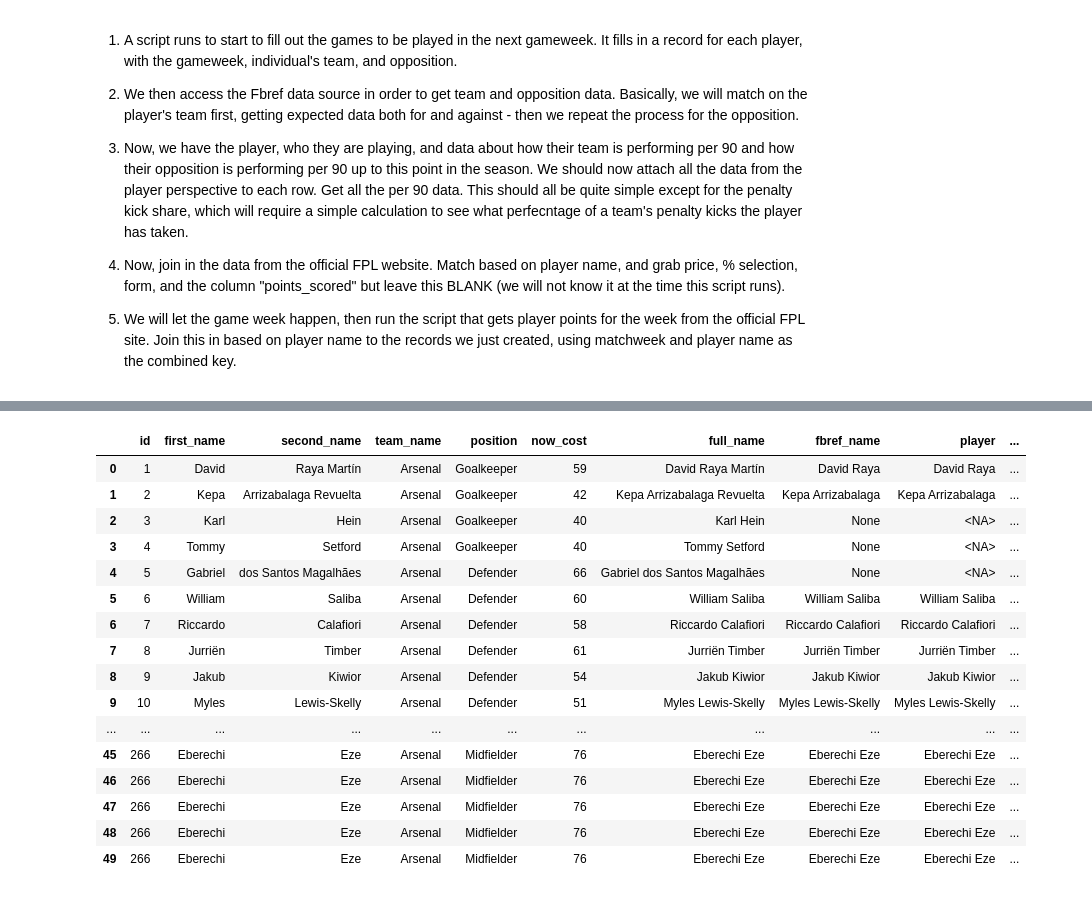
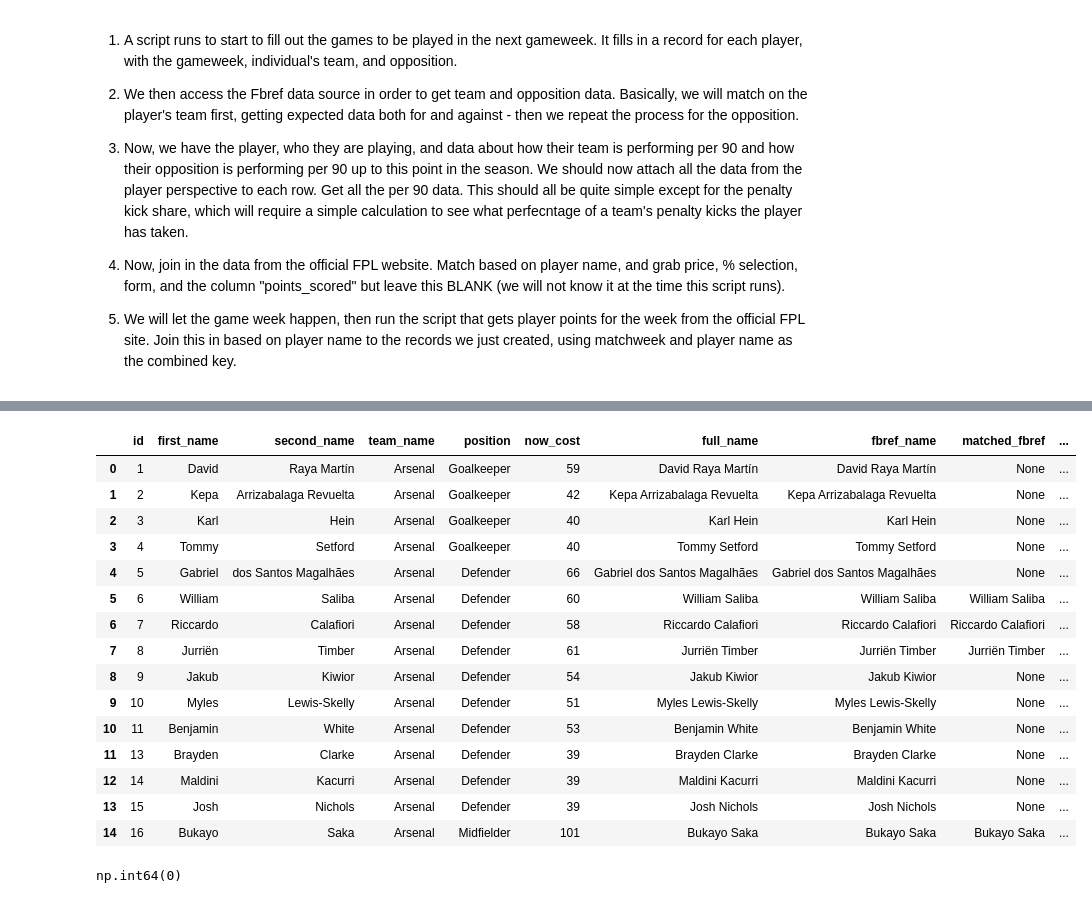
Before and after one commit to reedwrogers/fpl-oracle, a Jupyter notebook: main.ipynb, the cells around one changed output, grey strips where cells are left out. Saved outputs shown, nothing was run; the diff lists cells and outputs as text; code cells hidden in the pictures.

```diff
--- a/main.ipynb
+++ b/main.ipynb
@@ -224,20 +274,23 @@ df = fuzzy_match(df_fpl,df_fbref)
+# %%
+df.head(15)
+# %% [output]
+|  | id | first_name | second_name | team_name | position | now_cost | full_name | fbref_name | matched_fbref | ... |
+| 0 | 1 | David | Raya Martín | Arsenal | Goalkeeper | 59 | David Raya Martín | David Raya Martín | None | ... |
+| 1 | 2 | Kepa | Arrizabalaga Revuelta | Arsenal | Goalkeeper | 42 | Kepa Arrizabalaga Revuelta | Kepa Arrizabalaga Revuelta | None | ... |
+| 2 | 3 | Karl | Hein | Arsenal | Goalkeeper | 40 | Karl Hein | Karl Hein | None | ... |
+| 3 | 4 | Tommy | Setford | Arsenal | Goalkeeper | 40 | Tommy Setford | Tommy Setford | None | ... |
+| 4 | 5 | Gabriel | dos Santos Magalhães | Arsenal | Defender | 66 | Gabriel dos Santos Magalhães | Gabriel dos Santos Magalhães | None | ... |
+| 5 | 6 | William | Saliba | Arsenal | Defender | 60 | William Saliba | William Saliba | William Saliba | ... |
+| 6 | 7 | Riccardo | Calafiori | Arsenal | Defender | 58 | Riccardo Calafiori | Riccardo Calafiori | Riccardo Calafiori | ... |
+| 7 | 8 | Jurriën | Timber | Arsenal | Defender | 61 | Jurriën Timber | Jurriën Timber | Jurriën Timber | ... |
+| 8 | 9 | Jakub | Kiwior | Arsenal | Defender | 54 | Jakub Kiwior | Jakub Kiwior | None | ... |
+| 9 | 10 | Myles | Lewis-Skelly | Arsenal | Defender | 51 | Myles Lewis-Skelly | Myles Lewis-Skelly | None | ... |
+| 10 | 11 | Benjamin | White | Arsenal | Defender | 53 | Benjamin White | Benjamin White | None | ... |
+| 11 | 13 | Brayden | Clarke | Arsenal | Defender | 39 | Brayden Clarke | Brayden Clarke | None | ... |
+| 12 | 14 | Maldini | Kacurri | Arsenal | Defender | 39 | Maldini Kacurri | Maldini Kacurri | None | ... |
+| 13 | 15 | Josh | Nichols | Arsenal | Defender | 39 | Josh Nichols | Josh Nichols | None | ... |
+| 14 | 16 | Bukayo | Saka | Arsenal | Midfielder | 101 | Bukayo Saka | Bukayo Saka | Bukayo Saka | ... |
 # %%
-df.head(50)
+df['fbref_name'].isna().sum()
 # %% [output]
-|  | id | first_name | second_name | team_name | position | now_cost | full_name | fbref_name | player | ... |
-| 0 | 1 | David | Raya Martín | Arsenal | Goalkeeper | 59 | David Raya Martín | David Raya | David Raya | ... |
-| 1 | 2 | Kepa | Arrizabalaga Revuelta | Arsenal | Goalkeeper | 42 | Kepa Arrizabalaga Revuelta | Kepa Arrizabalaga | Kepa Arrizabalaga | ... |
-| 2 | 3 | Karl | Hein | Arsenal | Goalkeeper | 40 | Karl Hein | None | <NA> | ... |
-| 3 | 4 | Tommy | Setford | Arsenal | Goalkeeper | 40 | Tommy Setford | None | <NA> | ... |
-| 4 | 5 | Gabriel | dos Santos Magalhães | Arsenal | Defender | 66 | Gabriel dos Santos Magalhães | None | <NA> | ... |
-| 5 | 6 | William | Saliba | Arsenal | Defender | 60 | William Saliba | William Saliba | William Saliba | ... |
-| 6 | 7 | Riccardo | Calafiori | Arsenal | Defender | 58 | Riccardo Calafiori | Riccardo Calafiori | Riccardo Calafiori | ... |
-| 7 | 8 | Jurriën | Timber | Arsenal | Defender | 61 | Jurriën Timber | Jurriën Timber | Jurriën Timber | ... |
-| 8 | 9 | Jakub | Kiwior | Arsenal | Defender | 54 | Jakub Kiwior | Jakub Kiwior | Jakub Kiwior | ... |
-| 9 | 10 | Myles | Lewis-Skelly | Arsenal | Defender | 51 | Myles Lewis-Skelly | Myles Lewis-Skelly | Myles Lewis-Skelly | ... |
-| ... | ... | ... | ... | ... | ... | ... | ... | ... | ... | ... |
-| 45 | 266 | Eberechi | Eze | Arsenal | Midfielder | 76 | Eberechi Eze | Eberechi Eze | Eberechi Eze | ... |
-| 46 | 266 | Eberechi | Eze | Arsenal | Midfielder | 76 | Eberechi Eze | Eberechi Eze | Eberechi Eze | ... |
-| 47 | 266 | Eberechi | Eze | Arsenal | Midfielder | 76 | Eberechi Eze | Eberechi Eze | Eberechi Eze | ... |
-| 48 | 266 | Eberechi | Eze | Arsenal | Midfielder | 76 | Eberechi Eze | Eberechi Eze | Eberechi Eze | ... |
-| 49 | 266 | Eberechi | Eze | Arsenal | Midfielder | 76 | Eberechi Eze | Eberechi Eze | Eberechi Eze | ... |
+np.int64(0)
```
Also changed, not shown: parts of 6 cells of this notebook.
